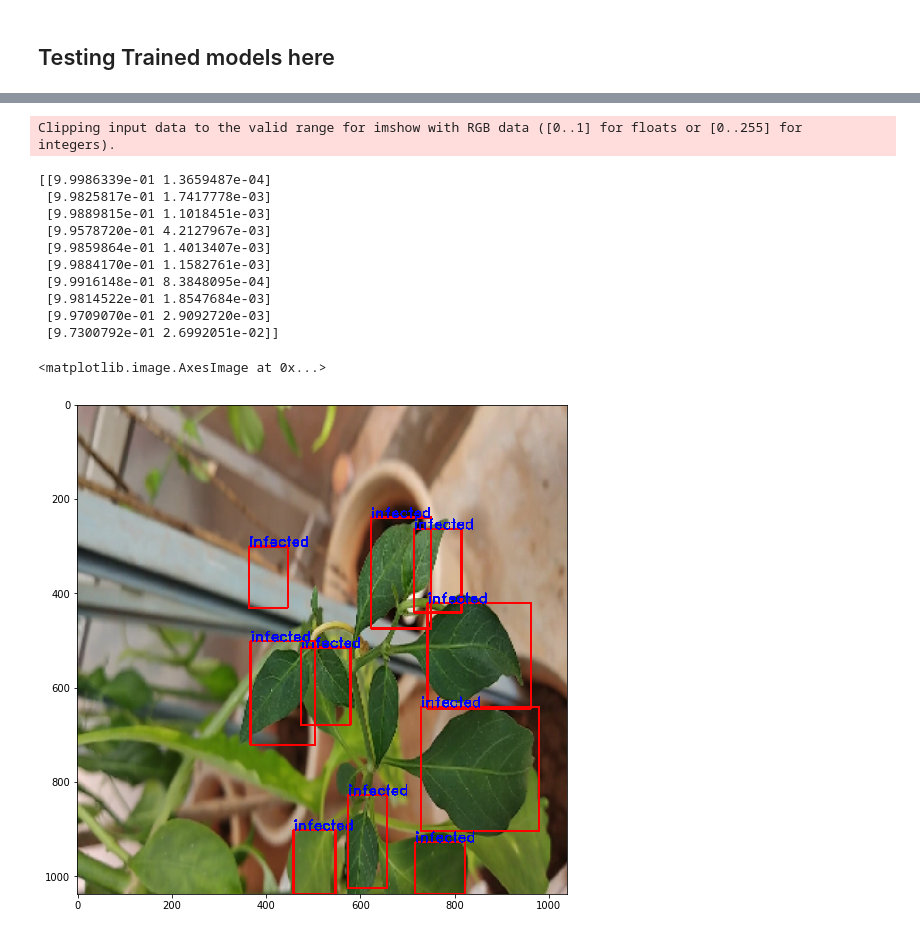
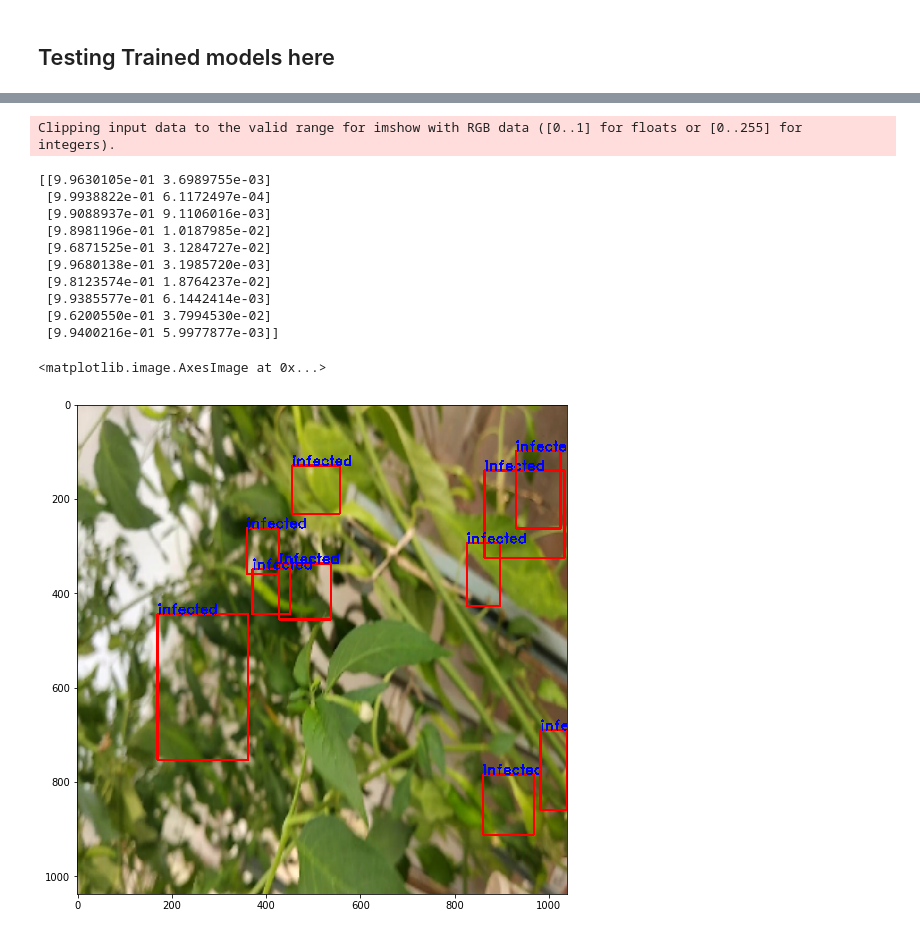
Before and after one commit to siddharthgawas-zz/yolo_v2_iteration2, a Jupyter notebook: yolov2.ipynb, the cells around one changed output, grey strips where cells are left out. Saved outputs shown, nothing was run; the diff lists cells and outputs as text; code cells hidden in the pictures.

```diff
--- a/yolov2.ipynb
+++ b/yolov2.ipynb
@@ -1993,7 +1993,7 @@ _________________________________________________________________
 tf.reset_default_graph()
 # %%
 #Get image at index
-img_idx = 5
+img_idx = 10
 resize_factor = 3
 X, y, mask = get_batch(test_dataset,img_idx,5)
 y_pred = model(X).numpy()
@@ -2004,47 +2004,47 @@ y_pred_classes = y_pred[:,5:]
 
 y_pred_coord = np_cvt_coord_to_diagonal(y_pred_coord.reshape(1,-1,4))[0]
 # y_pred[:,0:4] = y_pred_coord
 # boxes = non_max_suppression(y_pred,0.4,0.02)
 
-idx = tf.image.non_max_suppression(y_pred_coord,y_pred_conf,10,iou_threshold=0.5,score_threshold=0.2)
+idx = tf.image.non_max_suppression(y_pred_coord,y_pred_conf,10,iou_threshold=0.5,score_threshold=0.3)
 
 if idx.shape[0] == 0:
-    idx = tf.image.non_max_suppression(y_pred_coord,y_pred_conf,2,iou_threshold=0.3)
+    idx = tf.image.non_max_suppression(y_pred_coord,y_pred_conf,2,iou_threshold=0.5)
 
 idx = idx.numpy()
 conf = y_pred_conf[idx.reshape(1,-1)][0]
 boxes = y_pred_coord[idx.reshape(1,-1)][0]
 boxes = np.clip(boxes,0,1.0)
-boxes = np.round(resize_factor*image_h*boxes,decimals=0).astype(int)
+boxes = np.round(resize_factor*image_h*boxes,decimals=1).astype(int)
 classes = y_pred_classes[idx.reshape(1,-1)][0]
 print(classes)
 classes = test_dataset.one_hot_encoder.inverse_transform(classes)
 classes = classes.flatten().astype(int)
 classes = test_dataset.label_encoder.inverse_transform(classes)
 img = X[0]
 img = cv2.resize(img,(resize_factor*image_h,resize_factor*image_w))
 boxes = boxes.reshape(-1,4)
 for i in range(boxes.shape[0]):
     pt1 = (boxes[i][0],boxes[i][1])
     pt2 = (boxes[i][2],boxes[i][3])
     img = cv2.rectangle(img,pt1,pt2,(255,0,0),3)
     img = cv2.putText(img,classes[i],pt1, cv2.FONT_HERSHEY_DUPLEX, 1.0, (0,0,255),2)
 plt.figure(figsize=(9,9))
 plt.imshow(img)
 # %% [output]
 Clipping input data to the valid range for imshow with RGB data ([0..1] for floats or [0..255] for integers).
-[[9.9986339e-01 1.3659487e-04]
- [9.9825817e-01 1.7417778e-03]
- [9.9889815e-01 1.1018451e-03]
- [9.9578720e-01 4.2127967e-03]
- [9.9859864e-01 1.4013407e-03]
- [9.9884170e-01 1.1582761e-03]
- [9.9916148e-01 8.3848095e-04]
- [9.9814522e-01 1.8547684e-03]
- [9.9709070e-01 2.9092720e-03]
- [9.7300792e-01 2.6992051e-02]]
+[[9.9630105e-01 3.6989755e-03]
+ [9.9938822e-01 6.1172497e-04]
+ [9.9088937e-01 9.1106016e-03]
+ [9.8981196e-01 1.0187985e-02]
+ [9.6871525e-01 3.1284727e-02]
+ [9.9680138e-01 3.1985720e-03]
+ [9.8123574e-01 1.8764237e-02]
+ [9.9385577e-01 6.1442414e-03]
+ [9.6200550e-01 3.7994530e-02]
+ [9.9400216e-01 5.9977877e-03]]
 <matplotlib.image.AxesImage at 0x...>
-[figure, old version]
+[figure, new version]
 # %%
 #Get your own image
 resize_factor = 3
```
Also changed, not shown: parts of 5 cells of this notebook, 4 other files.
